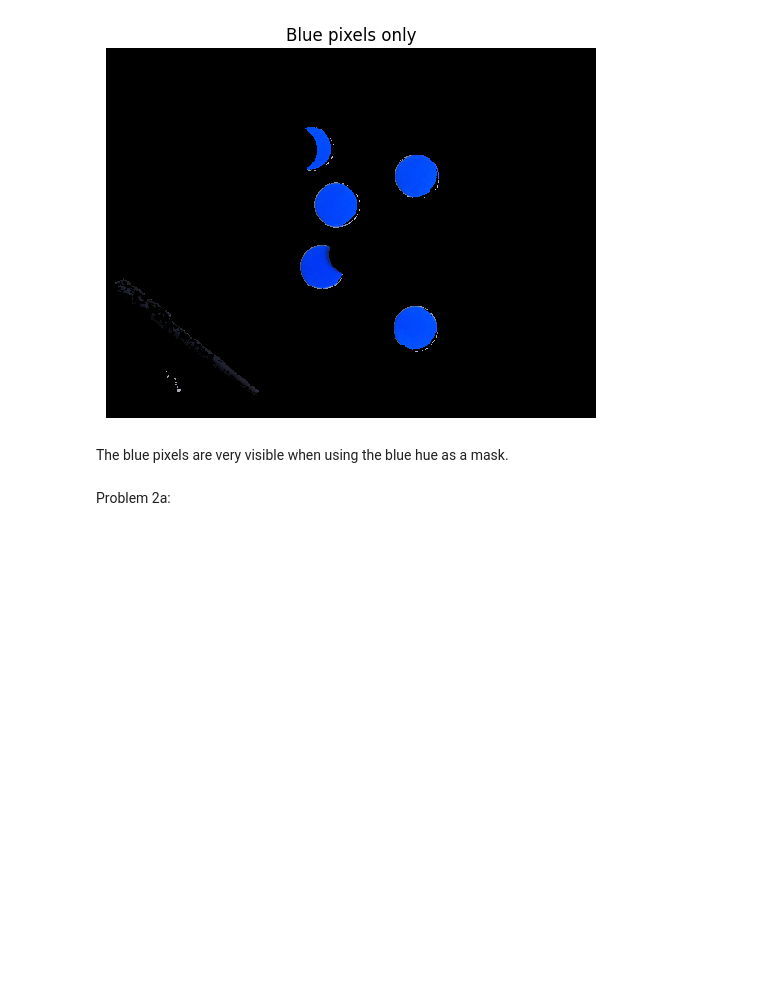
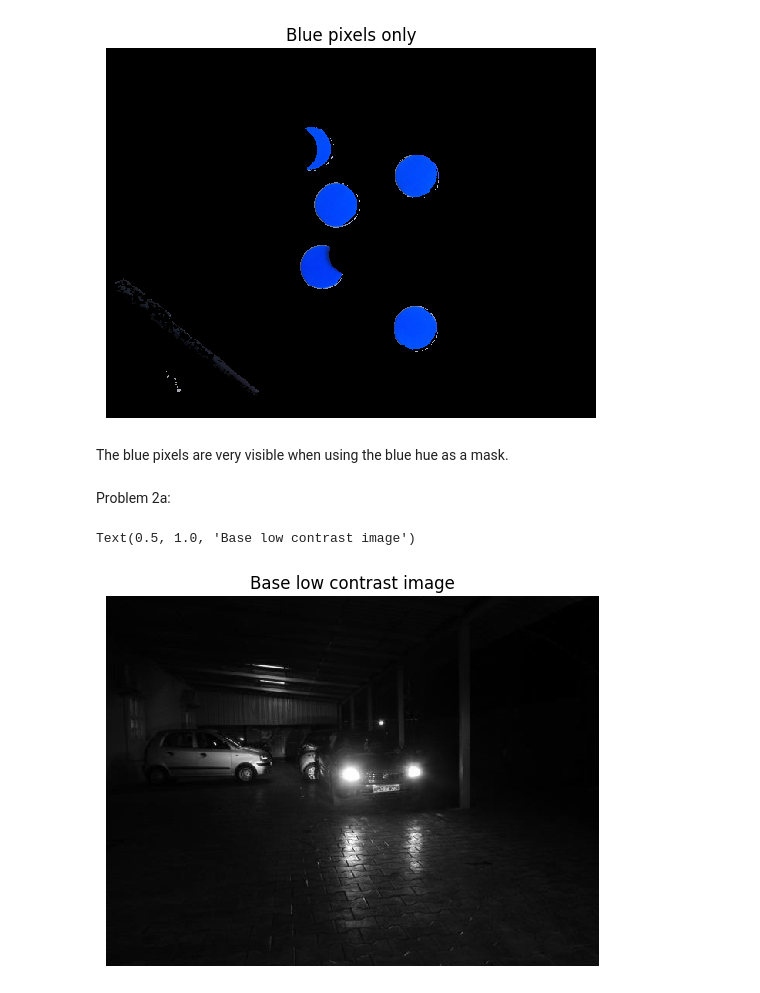
Before and after one commit to NMakarov97/ECE-GY-6123, a Jupyter notebook: HW1/ECE-6123 HW1.ipynb, the cells around one changed output. Drawn from its saved outputs; the diff is of its cells as text; code cells hidden in the pictures; blank space fills up the shorter version.

Commit message:
Add section to load low contrast image

```diff
--- a/HW1/ECE-6123 HW1.ipynb
+++ b/HW1/ECE-6123 HW1.ipynb
@@ -114,3 +114,19 @@ plt.show()
 The blue pixels are very visible when using the blue hue as a mask.
 # %% [markdown]
 Problem 2a:
+# %%
+# Load grayscale low contrast image
+img = Image.open(R"C:\Program Files\MATLAB\R2022b\toolbox\images\imdata\car_3.jpg")
+img.load()
+data = np.asarray(img) # This image has 24 bit depth (8x3)
+img_base = data/255 # Normalize to 1
+img_base = (img_base[:,:,0] + img_base[:,:,1] + img_base[:,:,2]) / 3 # Calculate intensity to convert to grayscale
+
+# Create image
+plt.figure()
+plt.imshow(img_base, interpolation='none', cmap='gray', vmin=0, vmax=1)
+plt.axis('off')
+plt.title('Base low contrast image')
+# %% [output]
+Text(0.5, 1.0, 'Base low contrast image')
+[figure, added]
```
